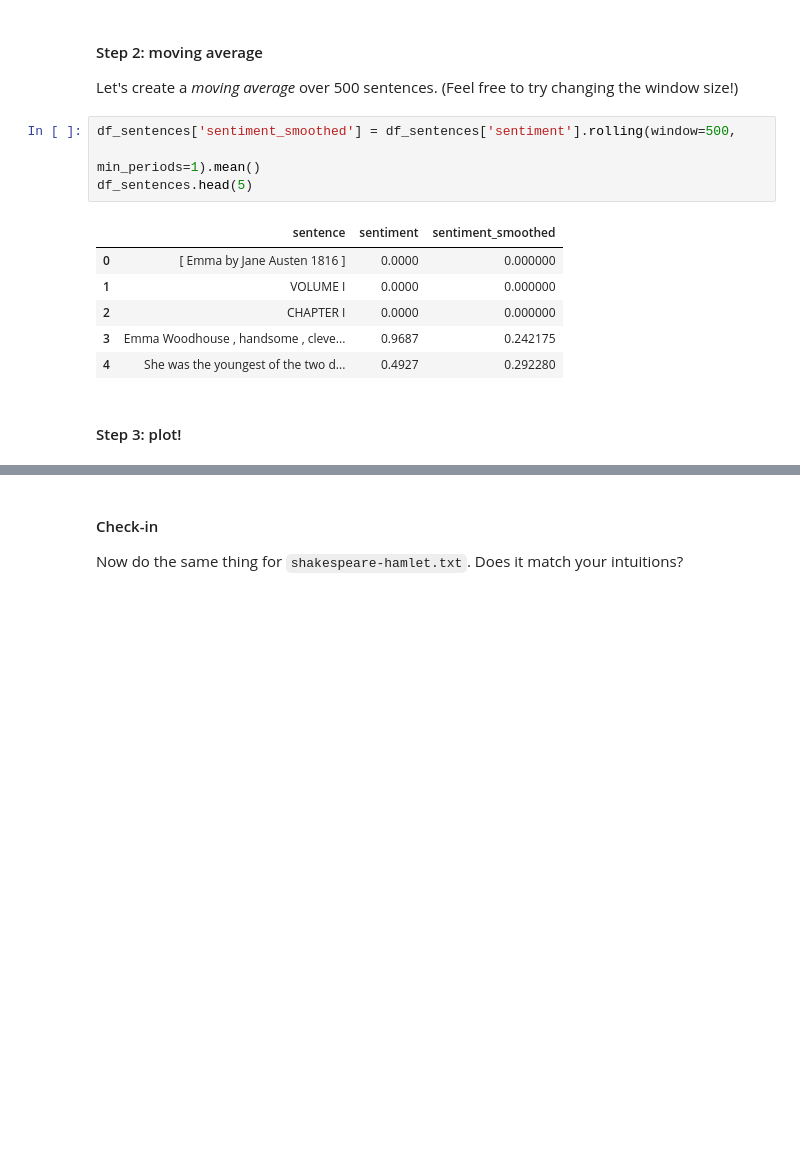
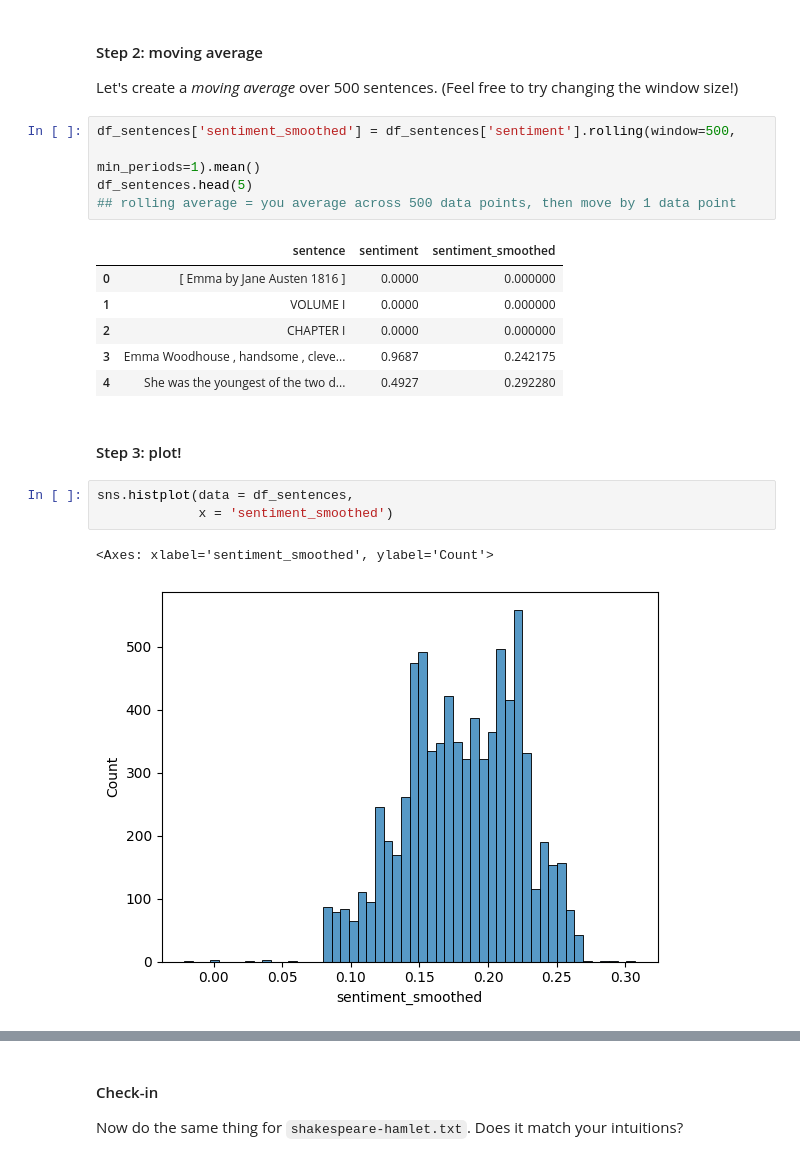
Before and after one commit to holliwood8/css100_lectures, a Jupyter notebook: 06-nltk-advanced.ipynb, the cells around one changed output, grey strips where cells are left out. Drawn from its saved outputs; the diff is of its cells as text; blank space fills up the shorter version.

```diff
--- a/06-nltk-advanced.ipynb
+++ b/06-nltk-advanced.ipynb
@@ -256,6 +308,7 @@ Let's create a *moving average* over 500 sentences. (Feel free to try changing t
 df_sentences['sentiment_smoothed'] = df_sentences['sentiment'].rolling(window=500,
                                                                        min_periods=1).mean()
 df_sentences.head(5)
+## rolling average = you average across 500 data points, then move by 1 data point
 # %% [output]
 |  | sentence | sentiment | sentiment_smoothed |
 | 0 | [ Emma by Jane Austen 1816 ] | 0.0000 | 0.000000 |
@@ -265,4 +318,10 @@ df_sentences.head(5)
 | 4 | She was the youngest of the two d... | 0.4927 | 0.292280 |
 # %% [markdown]
 #### Step 3: plot!
+# %%
+sns.histplot(data = df_sentences,
+             x = 'sentiment_smoothed')
+# %% [output]
+<Axes: xlabel='sentiment_smoothed', ylabel='Count'>
+[figure, added]
 # %%
```
Also changed, not shown: parts of 9 cells of this notebook.
